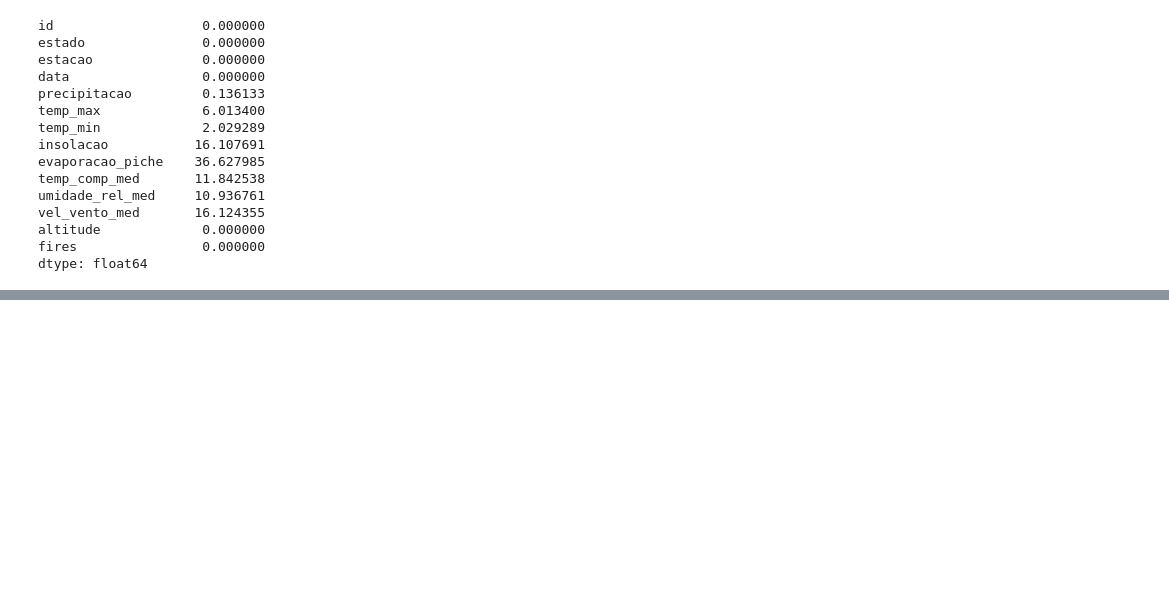
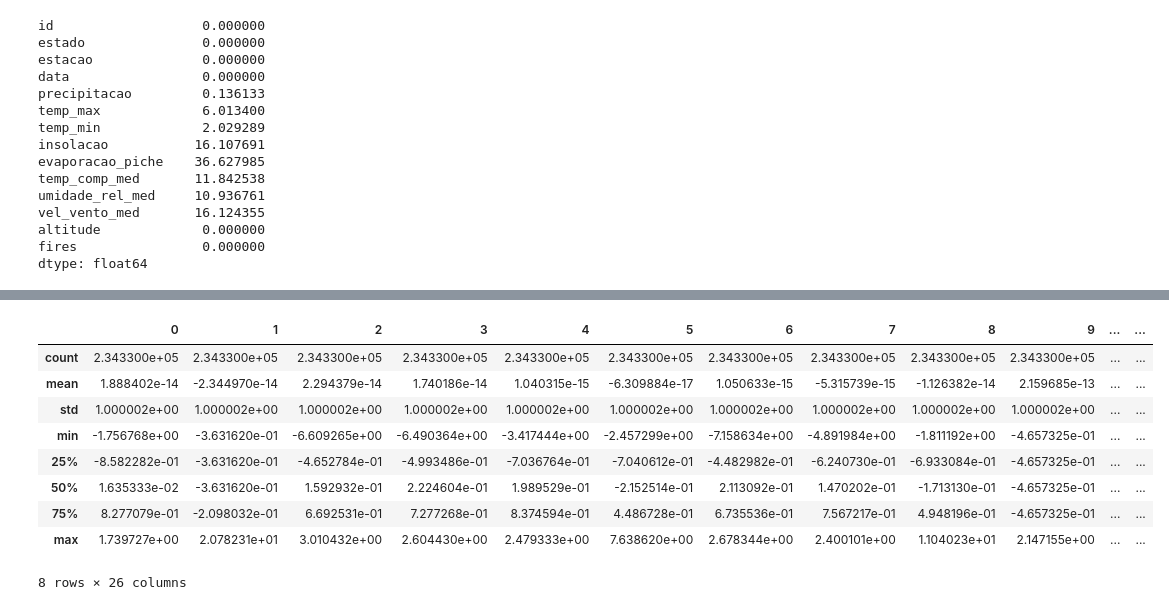
Before and after one commit to dinizvt/visagio-queimadas, a Jupyter notebook: visagio01.ipynb, the cells around one changed output, grey strips where cells are left out. Cells and saved outputs as stored; diff of their text form; code cells hidden in the pictures; blank space fills up the shorter version.

```diff
--- a/visagio01.ipynb
+++ b/visagio01.ipynb
@@ -141,0 +269,13 @@ knn.score(X_train, y_train)
+# %%
+df.describe()
+# %% [output]
+|  | 0 | 1 | 2 | 3 | 4 | 5 | 6 | 7 | 8 | 9 | ... | ... |
+| count | 2.343300e+05 | 2.343300e+05 | 2.343300e+05 | 2.343300e+05 | 2.343300e+05 | 2.343300e+05 | 2.343300e+05 | 2.343300e+05 | 2.343300e+05 | 2.343300e+05 | ... | ... |
+| mean | 1.888402e-14 | -2.344970e-14 | 2.294379e-14 | 1.740186e-14 | 1.040315e-15 | -6.309884e-17 | 1.050633e-15 | -5.315739e-15 | -1.126382e-14 | 2.159685e-13 | ... | ... |
+| std | 1.000002e+00 | 1.000002e+00 | 1.000002e+00 | 1.000002e+00 | 1.000002e+00 | 1.000002e+00 | 1.000002e+00 | 1.000002e+00 | 1.000002e+00 | 1.000002e+00 | ... | ... |
+| min | -1.756768e+00 | -3.631620e-01 | -6.609265e+00 | -6.490364e+00 | -3.417444e+00 | -2.457299e+00 | -7.158634e+00 | -4.891984e+00 | -1.811192e+00 | -4.657325e-01 | ... | ... |
+| 25% | -8.582282e-01 | -3.631620e-01 | -4.652784e-01 | -4.993486e-01 | -7.036764e-01 | -7.040612e-01 | -4.482982e-01 | -6.240730e-01 | -6.933084e-01 | -4.657325e-01 | ... | ... |
+| 50% | 1.635333e-02 | -3.631620e-01 | 1.592932e-01 | 2.224604e-01 | 1.989529e-01 | -2.152514e-01 | 2.113092e-01 | 1.470202e-01 | -1.713130e-01 | -4.657325e-01 | ... | ... |
+| 75% | 8.277079e-01 | -2.098032e-01 | 6.692531e-01 | 7.277268e-01 | 8.374594e-01 | 4.486728e-01 | 6.735536e-01 | 7.567217e-01 | 4.948196e-01 | -4.657325e-01 | ... | ... |
+| max | 1.739727e+00 | 2.078231e+01 | 3.010432e+00 | 2.604430e+00 | 2.479333e+00 | 7.638620e+00 | 2.678344e+00 | 2.400101e+00 | 1.104023e+01 | 2.147155e+00 | ... | ... |
+8 rows × 26 columns
```
Also changed, not shown: parts of 28 cells of this notebook.
